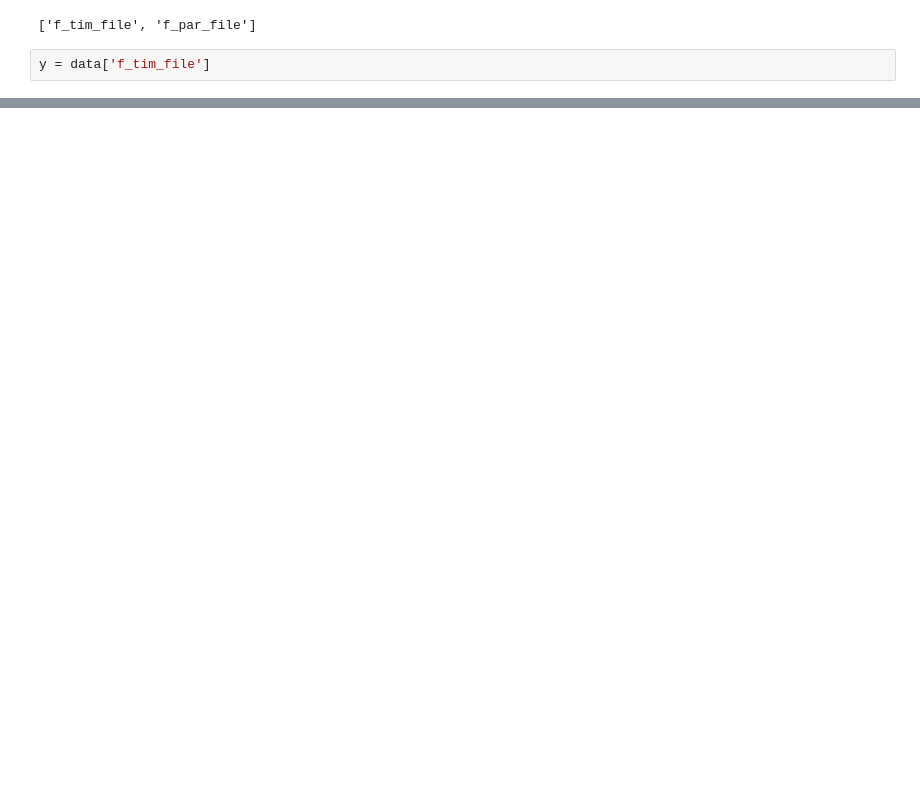
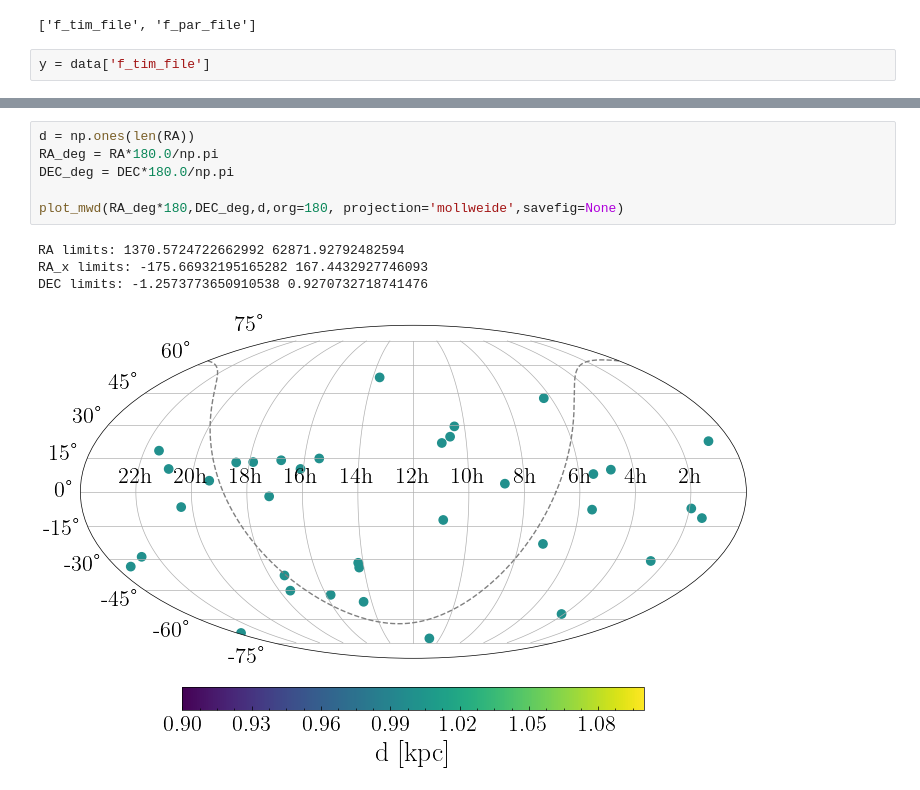
Before and after one commit to tomkimpson/PulsarMockData, a Jupyter notebook: notebooks/02.inspect_frequency_data.ipynb, the cells around one changed output, grey strips where cells are left out. Drawn from its saved outputs; the diff is of its cells as text; blank space fills up the shorter version.

```diff
--- a/notebooks/02.inspect_frequency_data.ipynb
+++ b/notebooks/02.inspect_frequency_data.ipynb
@@ -58,0 +134,11 @@ also looks reasonable...
+# %%
+d = np.ones(len(RA))
+RA_deg = RA*180.0/np.pi
+DEC_deg = DEC*180.0/np.pi
+
+plot_mwd(RA_deg*180,DEC_deg,d,org=180, projection='mollweide',savefig=None)
+# %% [output]
+RA limits: 1370.5724722662992 62871.92792482594
+RA_x limits: -175.66932195165282 167.4432927746093
+DEC limits: -1.2573773650910538 0.9270732718741476
+[figure, added]
```
Also changed, not shown: parts of 10 cells of this notebook, 9 other files.
